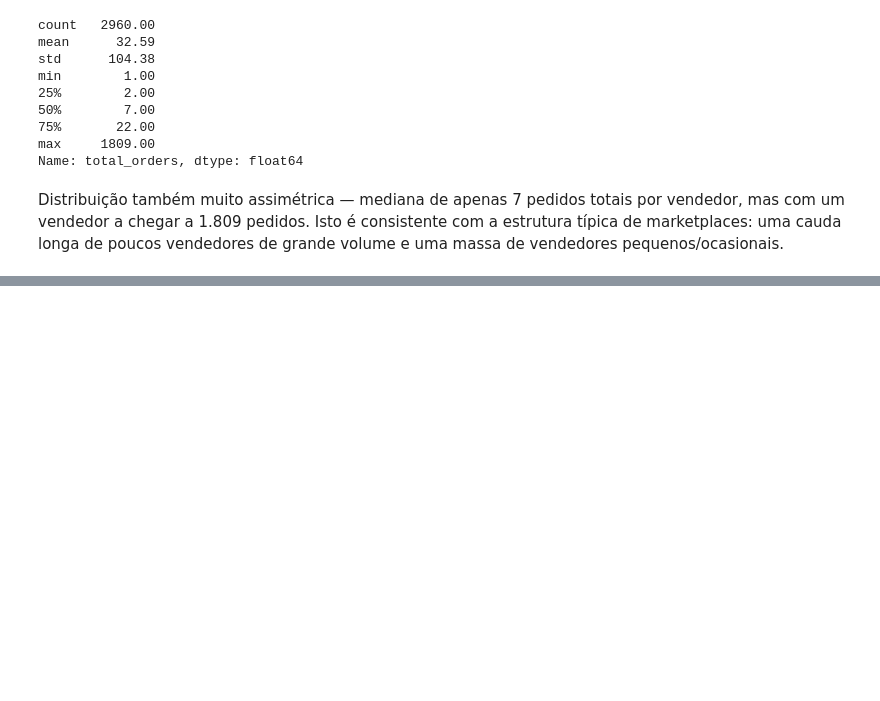
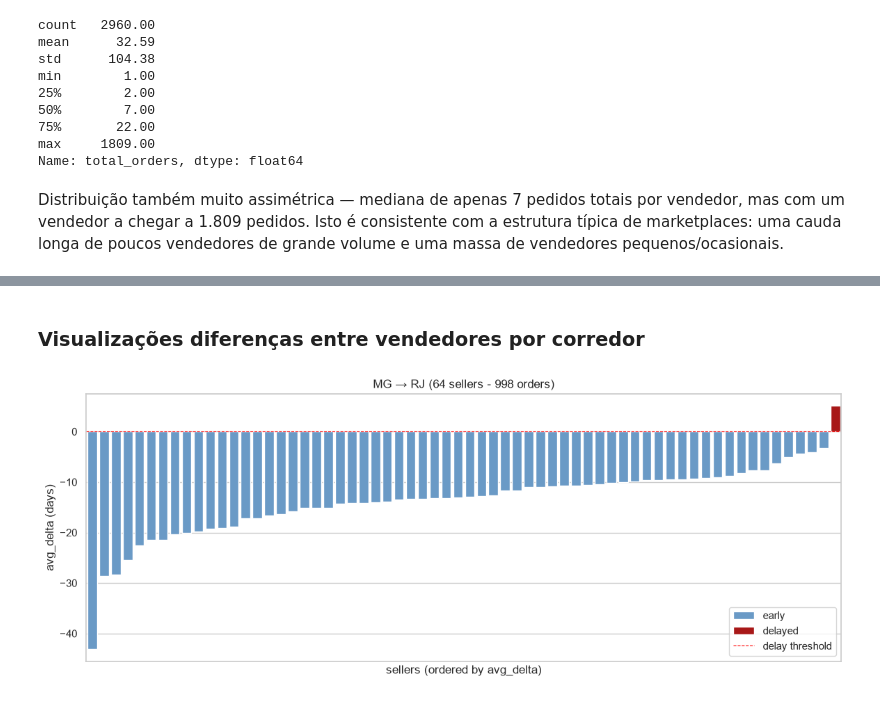
Before and after one commit to rodriguesbrian/olist_project, a Jupyter notebook: notebooks/analysis.ipynb, the cells around one changed output, grey strips where cells are left out. Cells and saved outputs as stored; diff of their text form; code cells hidden in the pictures; blank space fills up the shorter version.

```diff
--- a/notebooks/analysis.ipynb
+++ b/notebooks/analysis.ipynb
@@ -2162,0 +2197,3 @@ Distribuição também muito assimétrica — mediana de apenas 7 pedidos totais
+# %%
+# filtro apenas vendedor-corredor com N >= 5
+valid_pairs = seller_volume[seller_volume['n_orders'] >= 5][['corridor', 'seller_id']]
@@ -2162,0 +2216,4 @@ Distribuição também muito assimétrica — mediana de apenas 7 pedidos totais
+# %%
+# juntar q3 com os pares válidos para filtrar só os pedidos relevantes para a análise
+q4 = q3.merge(valid_pairs, on=['corridor', 'seller_id'], how='inner')
+print(f"Pedidos na análise Q4: {len(q4)}")
@@ -2162,0 +2226,17 @@ Distribuição também muito assimétrica — mediana de apenas 7 pedidos totais
+# %%
+# agregação por vendedor e corredor
+seller_performance = (
+    q4.groupby(['corridor', 'seller_id'])
+    .agg(
+        n_orders=('order_id', 'count'),
+        avg_delta=('delta_days', 'mean'),
+        std_delta=('delta_days', 'std'),
+        avg_actual=('actual_delivery_days', 'mean'),
+        std_actual=('actual_delivery_days', 'std'),
+        pct_late=('delta_days', lambda x: (x > 0).sum() / len(x))
+    )
+    .reset_index()
+)
+
+print(seller_performance.shape)
+print(seller_performance.head(10).to_string())
@@ -2162,0 +2346,24 @@ Distribuição também muito assimétrica — mediana de apenas 7 pedidos totais
+# %% [markdown]
+### Visualizações diferenças entre vendedores por corredor
+# %%
+# gráfico barras corredor MG → RJ
+df_corridor = seller_performance[seller_performance['corridor'] == 'MG_RJ'].sort_values('avg_delta').reset_index(drop=True)
+
+plt.figure(figsize=(14, 5))
+sns.barplot(
+    data=df_corridor,
+    x=df_corridor.index,
+    y='avg_delta',
+    hue=df_corridor['avg_delta'].apply(lambda x: 'delayed' if x > 0 else 'early'),
+    palette={'early': '#5B9BD5', 'delayed': '#C00000'},
+    legend=True
+)
+plt.axhline(y=0, color='red', linestyle='--', linewidth=0.8, label='delay threshold')
+plt.title('MG → RJ (64 sellers - 998 orders)')
+plt.xlabel('sellers (ordered by avg_delta)')
+plt.ylabel('avg_delta (days)')
+plt.xticks([])
+plt.legend()
+plt.show()
+# %% [output]
+[figure, added]
```
Also changed, not shown: parts of 72 cells of this notebook.
